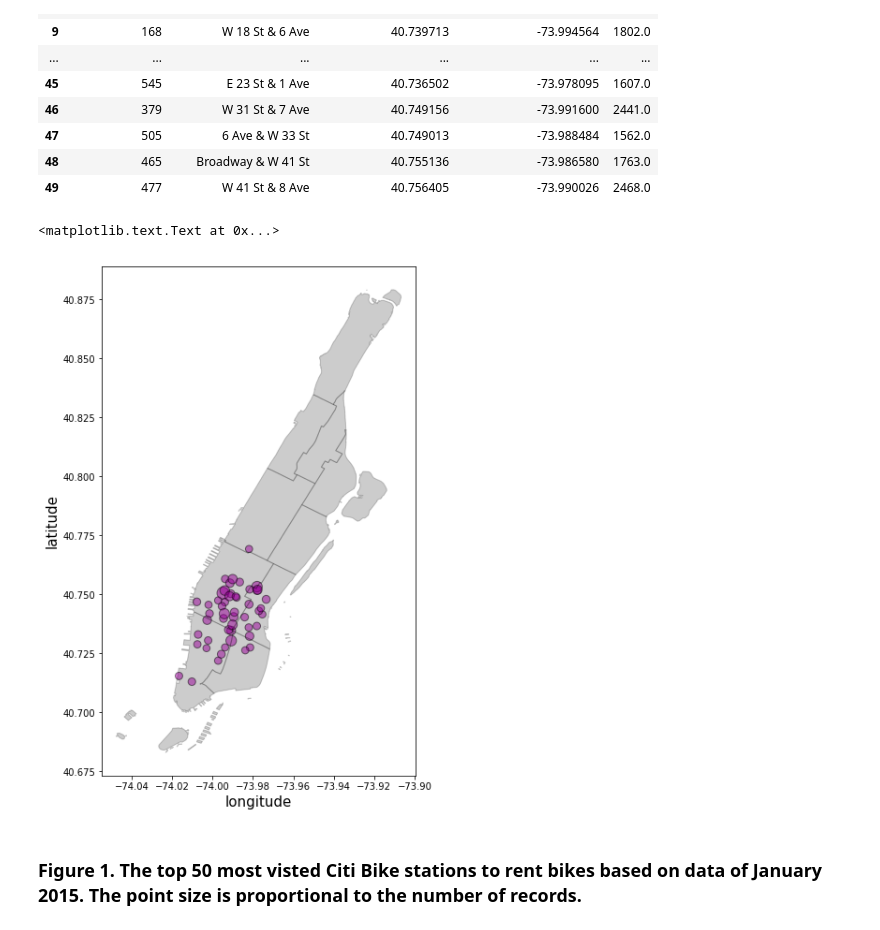
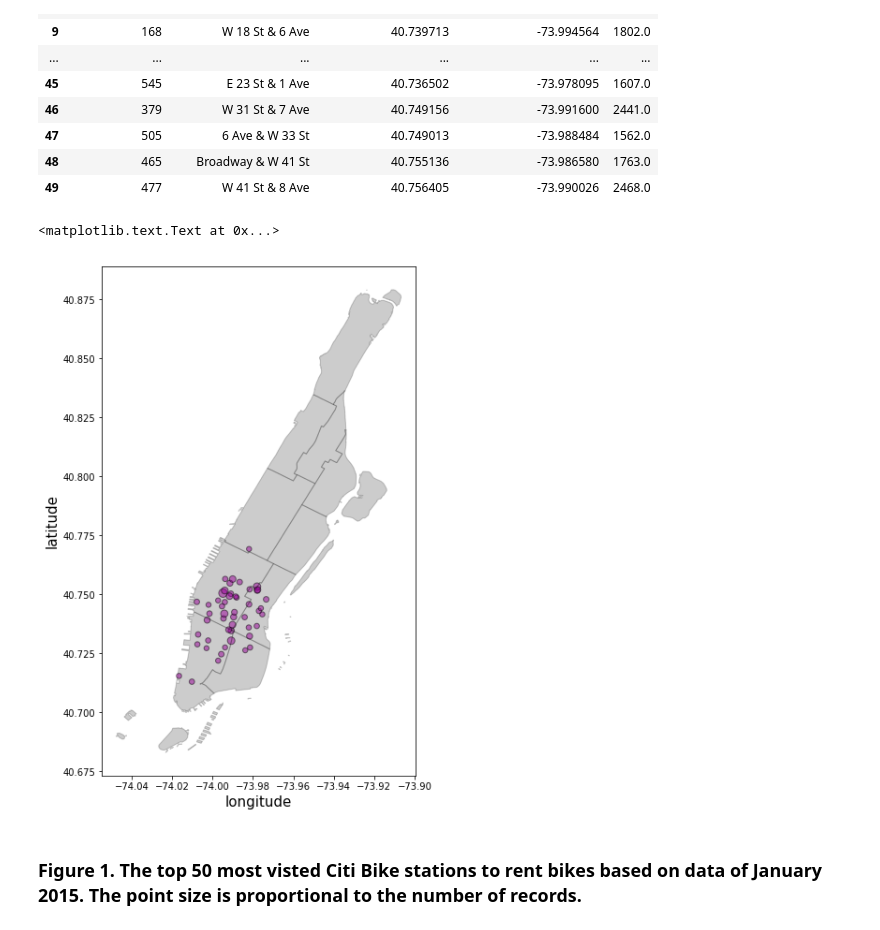
Before and after one commit to xoxoaseka/PUI2017_fl1210, a Jupyter notebook: HW8_fl1210/Assignment_1_fl1210.ipynb, the cells around one changed output. Saved outputs shown, nothing was run; the diff lists cells and outputs as text; code cells hidden in the pictures.

```diff
--- a/HW8_fl1210/Assignment_1_fl1210.ipynb
+++ b/HW8_fl1210/Assignment_1_fl1210.ipynb
@@ -113,12 +113,12 @@ nyshp = nyshp[(nyshp['puma'] > 3800) & (nyshp['puma'] < 3900)]
 # %%
 fig, ax = pl.subplots(figsize=(6,10))
 df.plot(kind='scatter', x='start station longitude', y='start station latitude',
-        ax = ax, alpha = 0.5, marker='o', edgecolor='black',s = df['count']/25, c = 'm')
+        ax = ax, alpha = 0.5, marker='o', edgecolor='black',s = df['count']/50, c = 'm')
 nyshp.plot(ax=ax, color='black', edgecolor='black', alpha=0.2)
 ax.set_xlabel("longitude", fontsize=15)
 ax.set_ylabel("latitude", fontsize=15)
 # %% [output]
 <matplotlib.text.Text at 0x...>
-[figure, old version]
+[figure, new version]
 # %% [markdown]
 ### Figure 1. The top 50 most visted Citi Bike stations to rent bikes based on data of January 2015. The point size is proportional to the number of records.
```
Also changed, not shown: 1 other file.
